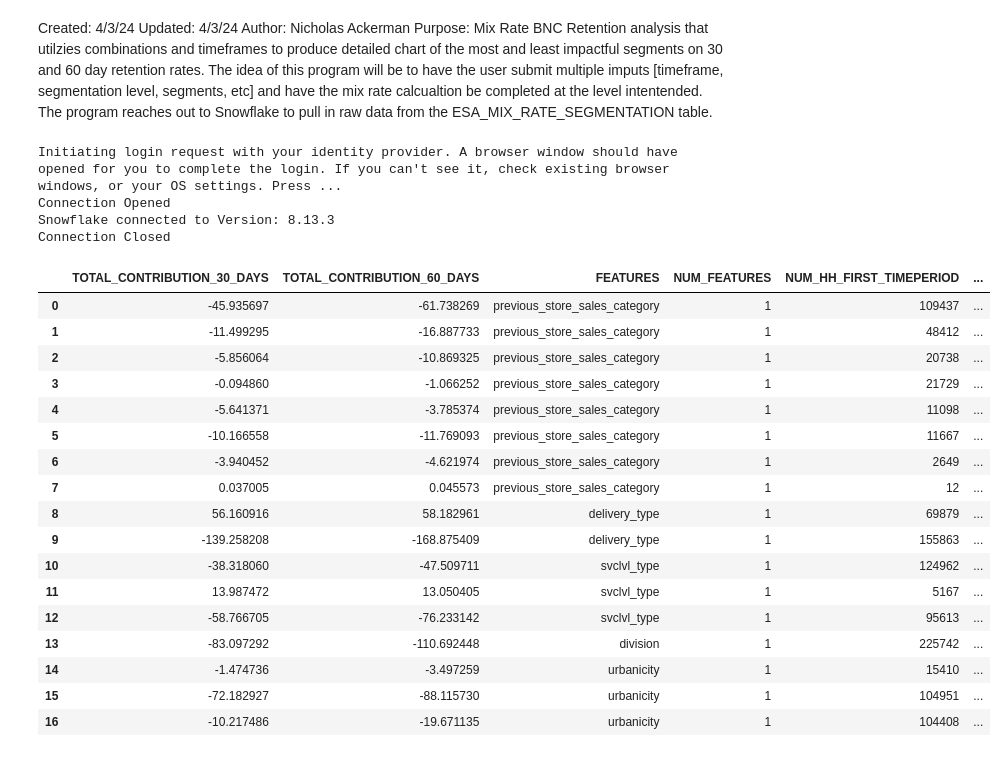
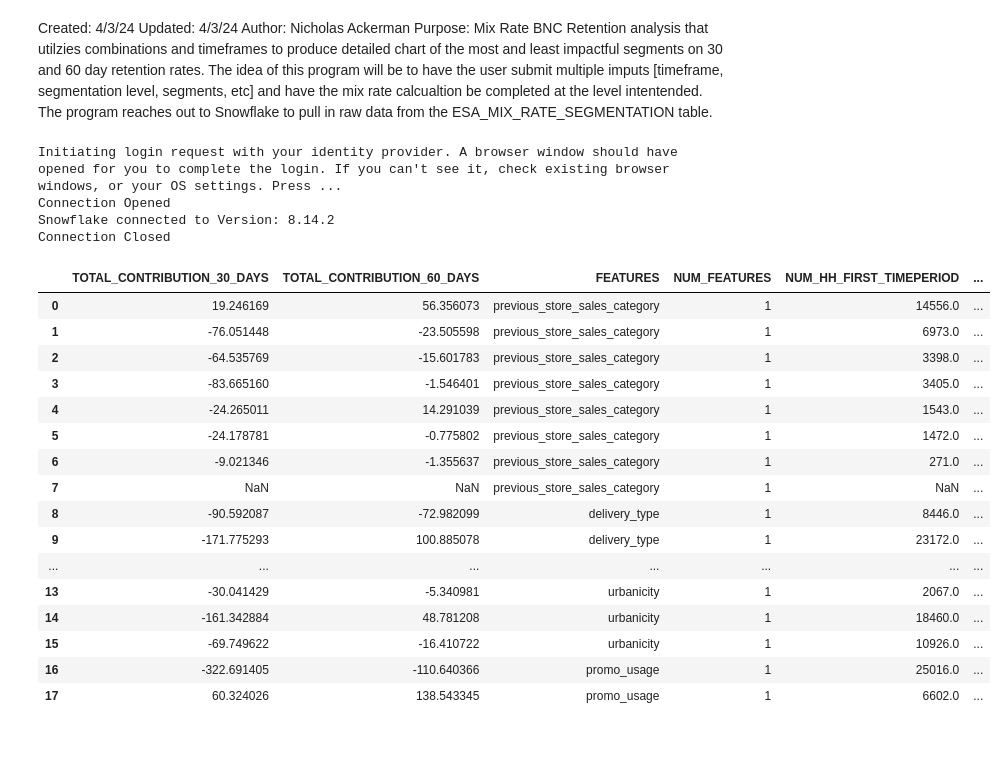
Before and after one commit to Nackerman97/MIX_RATE_FUNCTIONS, a Jupyter notebook: MIX_RATE_COMBINATIONS.ipynb, the cells around one changed output. Cells and saved outputs as stored; diff of their text form; code cells hidden in the pictures.

```diff
--- a/MIX_RATE_COMBINATIONS.ipynb
+++ b/MIX_RATE_COMBINATIONS.ipynb
@@ -91,9 +92,9 @@ fiscal_year_id,
 previous_store_sales_category,
 mrs.DELIVERY_TYPE,
 mrs.SVCLVL_TYPE,
-mrs.DIVISION,
+--mrs.DIVISION,
 mrs.URBANICITY,
---CASE WHEN FRST_TXN_SAVE20_PROMO_CODE_FLAG > 0 or FRST_TXN_SAVE30_PROMO_CODE_FLAG > 0 OR CYBER_CODE > 0 THEN 'USED PROMO CODE' else 'DID NOT USE PROMO CODE' end as Promo_usage,
+CASE WHEN FRST_TXN_SAVE20_PROMO_CODE_FLAG > 0 or FRST_TXN_SAVE30_PROMO_CODE_FLAG > 0 OR CYBER_CODE > 0 THEN 'USED PROMO CODE' else 'DID NOT USE PROMO CODE' end as Promo_usage,
 count(distinct household_id) as Total_Households,
 count (distinct case when repeat_30_days_ecomm > 0 then household_id end) as Repeat_30_day,
 count (distinct case when repeat_30_days_ecomm > 0 then household_id end) / count(distinct household_id) AS RETENTION_30_DAY,
@@ -104,15 +105,16 @@ left join "EDM_BIZOPS_PRD"."FBI"."ESA_HOLISTIC_SCORECARD_TXN_CUSTOMER_SEGMENT" c
 on mrs.txn_id = cs.txn_id
 WHERE
 cs.segment_1 IN ('BNC TO ACI', 'BNC TO ECOMM')
-AND fiscal_year_id = '2022'
---AND mrs.DIVISION = 'SOCAL'
+AND FISCAL_QUARTER_ID = '202302'
+AND mrs.DIVISION = 'JEWEL OSCO'
 group by
 fiscal_year_id,
 previous_store_sales_category,
 mrs.DELIVERY_TYPE,
 mrs.SVCLVL_TYPE,
-mrs.DIVISION,
-mrs.URBANICITY
+--mrs.DIVISION,
+mrs.URBANICITY,
+Promo_usage
 '''
 
 SQL_TIMEFRAME_FINAL = '''
@@ -121,9 +123,9 @@ fiscal_year_id,
 previous_store_sales_category,
 mrs.DELIVERY_TYPE,
 mrs.SVCLVL_TYPE,
-mrs.DIVISION,
+--mrs.DIVISION,
 mrs.URBANICITY,
---CASE WHEN FRST_TXN_SAVE20_PROMO_CODE_FLAG > 0 or FRST_TXN_SAVE30_PROMO_CODE_FLAG > 0 OR CYBER_CODE > 0 THEN 'USED PROMO CODE' else 'DID NOT USE PROMO CODE' end as Promo_usage,
+CASE WHEN FRST_TXN_SAVE20_PROMO_CODE_FLAG > 0 or FRST_TXN_SAVE30_PROMO_CODE_FLAG > 0 OR CYBER_CODE > 0 THEN 'USED PROMO CODE' else 'DID NOT USE PROMO CODE' end as Promo_usage,
 count(distinct household_id) as Total_Households,
 count (distinct case when repeat_30_days_ecomm > 0 then household_id end) as Repeat_30_day,
 count (distinct case when repeat_30_days_ecomm > 0 then household_id end) / count(distinct household_id) AS RETENTION_30_DAY,
@@ -134,15 +136,16 @@ left join "EDM_BIZOPS_PRD"."FBI"."ESA_HOLISTIC_SCORECARD_TXN_CUSTOMER_SEGMENT" c
 on mrs.txn_id = cs.txn_id
 WHERE
 cs.segment_1 IN ('BNC TO ACI', 'BNC TO ECOMM')
-AND fiscal_year_id = '2023'
---AND mrs.DIVISION = 'SOCAL'
+AND FISCAL_QUARTER_ID = '202304'
+AND mrs.DIVISION = 'JEWEL OSCO'
 group by
 fiscal_year_id,
 previous_store_sales_category,
 mrs.DELIVERY_TYPE,
 mrs.SVCLVL_TYPE,
-mrs.DIVISION,
-mrs.URBANICITY
+--mrs.DIVISION,
+mrs.URBANICITY,
+Promo_usage
 '''
 
 #Connection String Created and Query Pulled
@@ -155,7 +158,7 @@ conn.close_conn()
 # %% [output]
 Initiating login request with your identity provider. A browser window should have opened for you to complete the login. If you can't see it, check existing browser windows, or your OS settings. Press ...
 Connection Opened
-Snowflake connected to Version: 8.13.3
+Snowflake connected to Version: 8.14.2
 Connection Closed
 # %%
 def MIX_RATE_FUNCTION(combination_columns):
@@ -247,37 +250,38 @@ def MIX_RATE_FUNCTION(combination_columns):
         i+=1
 
     return dfFINAL.reset_index(drop=True)
+# %%
+#COMBINATION_SEGMENTS = ['previous_store_sales_category', 'delivery_type','svclvl_type','division', 'urbanicity']
+COMBINATION_SEGMENTS = list(dfTF1.iloc[:,1:-5].columns)
 # %%
-COMBINATION_SEGMENTS = ['previous_store_sales_category', 'delivery_type','svclvl_type','division', 'urbanicity']
 dfFINALOUTPUT = pd.DataFrame()
 # This section is used for the individual tabs for the scores
 for item in COMBINATION_SEGMENTS:
     dfFINALOUTPUT = pd.concat([dfFINALOUTPUT,MIX_RATE_FUNCTION([item])], ignore_index=True)
 
 #Columns from INDEXES
 dfFINALOUTPUT['INDEX_1'] = dfFINALOUTPUT['INDEX']
 dfFINALOUTPUT['INDEX_2'] = dfFINALOUTPUT['INDEX']
 #dfFINALOUTPUT['INDEX_3'] = dfFINALOUTPUT['INDEX']
 dfFINALOUTPUT
 # %% [output]
 |  | TOTAL_CONTRIBUTION_30_DAYS | TOTAL_CONTRIBUTION_60_DAYS | FEATURES | NUM_FEATURES | NUM_HH_FIRST_TIMEPERIOD | ... |
-| 0 | -45.935697 | -61.738269 | previous_store_sales_category | 1 | 109437 | ... |
-| 1 | -11.499295 | -16.887733 | previous_store_sales_category | 1 | 48412 | ... |
-| 2 | -5.856064 | -10.869325 | previous_store_sales_category | 1 | 20738 | ... |
-| 3 | -0.094860 | -1.066252 | previous_store_sales_category | 1 | 21729 | ... |
-| 4 | -5.641371 | -3.785374 | previous_store_sales_category | 1 | 11098 | ... |
-| 5 | -10.166558 | -11.769093 | previous_store_sales_category | 1 | 11667 | ... |
-| 6 | -3.940452 | -4.621974 | previous_store_sales_category | 1 | 2649 | ... |
-| 7 | 0.037005 | 0.045573 | previous_store_sales_category | 1 | 12 | ... |
-| 8 | 56.160916 | 58.182961 | delivery_type | 1 | 69879 | ... |
-| 9 | -139.258208 | -168.875409 | delivery_type | 1 | 155863 | ... |
-| 10 | -38.318060 | -47.509711 | svclvl_type | 1 | 124962 | ... |
-| 11 | 13.987472 | 13.050405 | svclvl_type | 1 | 5167 | ... |
-| 12 | -58.766705 | -76.233142 | svclvl_type | 1 | 95613 | ... |
-| 13 | -83.097292 | -110.692448 | division | 1 | 225742 | ... |
-| 14 | -1.474736 | -3.497259 | urbanicity | 1 | 15410 | ... |
-| 15 | -72.182927 | -88.115730 | urbanicity | 1 | 104951 | ... |
-| 16 | -10.217486 | -19.671135 | urbanicity | 1 | 104408 | ... |
+| 0 | 19.246169 | 56.356073 | previous_store_sales_category | 1 | 14556.0 | ... |
+| 1 | -76.051448 | -23.505598 | previous_store_sales_category | 1 | 6973.0 | ... |
+| 2 | -64.535769 | -15.601783 | previous_store_sales_category | 1 | 3398.0 | ... |
+| 3 | -83.665160 | -1.546401 | previous_store_sales_category | 1 | 3405.0 | ... |
+| 4 | -24.265011 | 14.291039 | previous_store_sales_category | 1 | 1543.0 | ... |
+| 5 | -24.178781 | -0.775802 | previous_store_sales_category | 1 | 1472.0 | ... |
+| 6 | -9.021346 | -1.355637 | previous_store_sales_category | 1 | 271.0 | ... |
+| 7 | NaN | NaN | previous_store_sales_category | 1 | NaN | ... |
+| 8 | -90.592087 | -72.982099 | delivery_type | 1 | 8446.0 | ... |
+| 9 | -171.775293 | 100.885078 | delivery_type | 1 | 23172.0 | ... |
+| ... | ... | ... | ... | ... | ... | ... |
+| 13 | -30.041429 | -5.340981 | urbanicity | 1 | 2067.0 | ... |
+| 14 | -161.342884 | 48.781208 | urbanicity | 1 | 18460.0 | ... |
+| 15 | -69.749622 | -16.410722 | urbanicity | 1 | 10926.0 | ... |
+| 16 | -322.691405 | -110.640366 | promo_usage | 1 | 25016.0 | ... |
+| 17 | 60.324026 | 138.543345 | promo_usage | 1 | 6602.0 | ... |
 # %%
 # This section is used for the combination groupings tabs for the scores
 PERMS = 2
```
Also changed, not shown: parts of 8 cells of this notebook, 5 other files.
